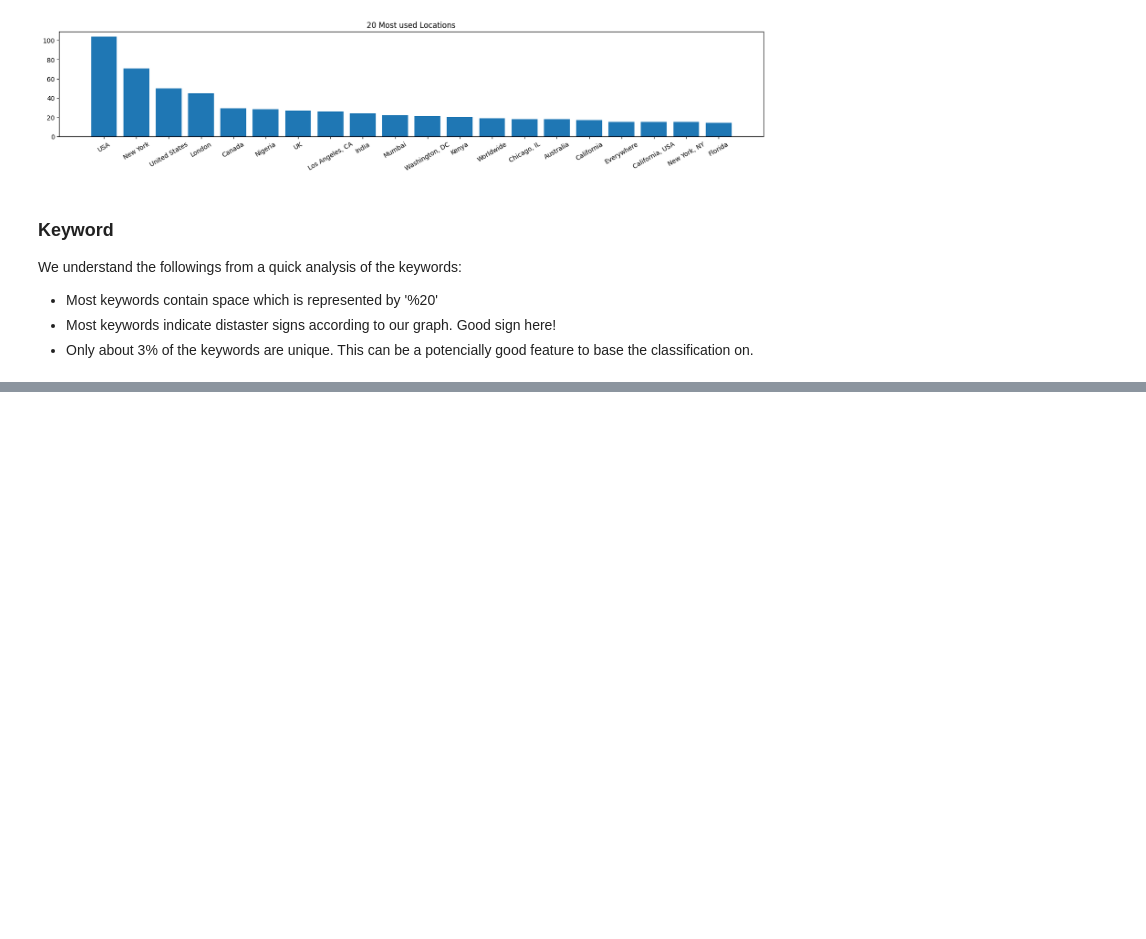
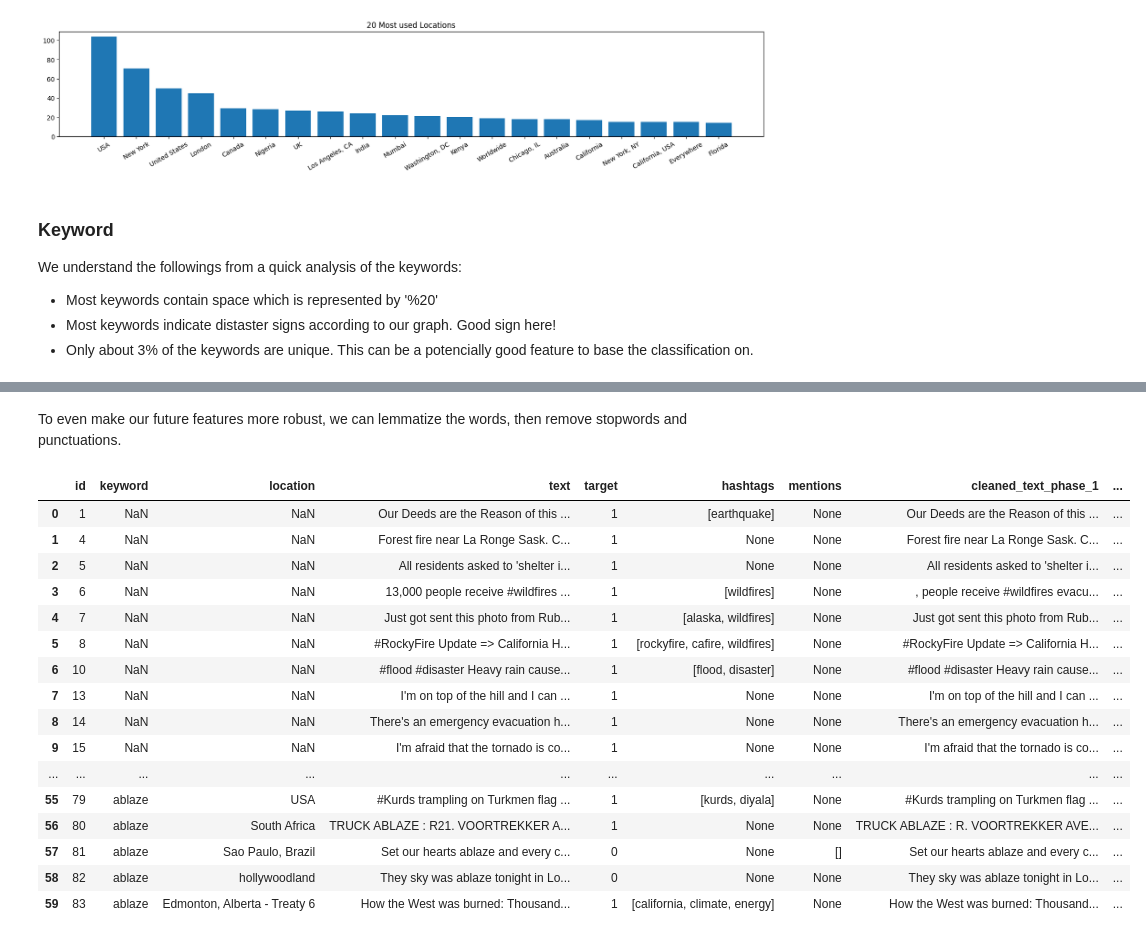
Before and after one commit to keivanipchihagh/NLP-with-Disaster-Tweets, a Jupyter notebook: NLP with Disaster Tweets.ipynb, the cells around one changed output, grey strips where cells are left out. Saved outputs shown, nothing was run; the diff lists cells and outputs as text; code cells hidden in the pictures; blank space fills up the shorter version.

Commit message:
Added text preprocessings

```diff
--- a/NLP with Disaster Tweets.ipynb
+++ b/NLP with Disaster Tweets.ipynb
@@ -142,0 +150,51 @@ list(train_df['text'].iloc[105:110].values)
+# %%
+def clean_data_phase_1(text):
+
+    # 1. Remove all URLs
+    text = re.sub(r'\bhttps?://\S+', '', text)
+
+    # 2. Remove all mentions (Mentions are account names which can be meaningless, so it's better to get rid of them)
+    text = re.sub(r'@\w*', '', text)
+
+    # 3. Remove all numbers
+    text = re.sub(r'\d+', '', text)
+
+    # 4. Remove all none-english characters
+    text = ''.join(filter(lambda x: x in string.printable, text))
+
+    return text
+# %%
+train_df['cleaned_text_phase_1'] = train_df['text'].apply(clean_data_phase_1)
+# %% [markdown]
+To even make our future features more robust, we can lemmatize the words, then remove stopwords and punctuations.
+# %%
+def clean_data_phase_2(text):
+
+    doc = nlp(text)
+
+    # 1. Lemmatize words, remove stop words and punctuations
+    text = ' '.join([token.lemma_ for token in doc if not token.is_stop and not token.is_punct])
+
+    return text
+# %%
+train_df['cleaned_text_phase_2'] = train_df['cleaned_text_phase_1'].apply(clean_data_phase_2)
+# %%
+train_df.head(60)
+# %% [output]
+|  | id | keyword | location | text | target | hashtags | mentions | cleaned_text_phase_1 | ... |
+| 0 | 1 | NaN | NaN | Our Deeds are the Reason of this ... | 1 | [earthquake] | None | Our Deeds are the Reason of this ... | ... |
+| 1 | 4 | NaN | NaN | Forest fire near La Ronge Sask. C... | 1 | None | None | Forest fire near La Ronge Sask. C... | ... |
+| 2 | 5 | NaN | NaN | All residents asked to 'shelter i... | 1 | None | None | All residents asked to 'shelter i... | ... |
+| 3 | 6 | NaN | NaN | 13,000 people receive #wildfires ... | 1 | [wildfires] | None | , people receive #wildfires evacu... | ... |
+| 4 | 7 | NaN | NaN | Just got sent this photo from Rub... | 1 | [alaska, wildfires] | None | Just got sent this photo from Rub... | ... |
+| 5 | 8 | NaN | NaN | #RockyFire Update => California H... | 1 | [rockyfire, cafire, wildfires] | None | #RockyFire Update => California H... | ... |
+| 6 | 10 | NaN | NaN | #flood #disaster Heavy rain cause... | 1 | [flood, disaster] | None | #flood #disaster Heavy rain cause... | ... |
+| 7 | 13 | NaN | NaN | I'm on top of the hill and I can ... | 1 | None | None | I'm on top of the hill and I can ... | ... |
+| 8 | 14 | NaN | NaN | There's an emergency evacuation h... | 1 | None | None | There's an emergency evacuation h... | ... |
+| 9 | 15 | NaN | NaN | I'm afraid that the tornado is co... | 1 | None | None | I'm afraid that the tornado is co... | ... |
+| ... | ... | ... | ... | ... | ... | ... | ... | ... | ... |
+| 55 | 79 | ablaze | USA | #Kurds trampling on Turkmen flag ... | 1 | [kurds, diyala] | None | #Kurds trampling on Turkmen flag ... | ... |
+| 56 | 80 | ablaze | South Africa | TRUCK ABLAZE : R21. VOORTREKKER A... | 1 | None | None | TRUCK ABLAZE : R. VOORTREKKER AVE... | ... |
+| 57 | 81 | ablaze | Sao Paulo, Brazil | Set our hearts ablaze and every c... | 0 | None | [] | Set our hearts ablaze and every c... | ... |
+| 58 | 82 | ablaze | hollywoodland | They sky was ablaze tonight in Lo... | 0 | None | None | They sky was ablaze tonight in Lo... | ... |
+| 59 | 83 | ablaze | Edmonton, Alberta - Treaty 6 | How the West was burned: Thousand... | 1 | [california, climate, energy] | None | How the West was burned: Thousand... | ... |
```
Also changed, not shown: parts of 8 cells of this notebook.
